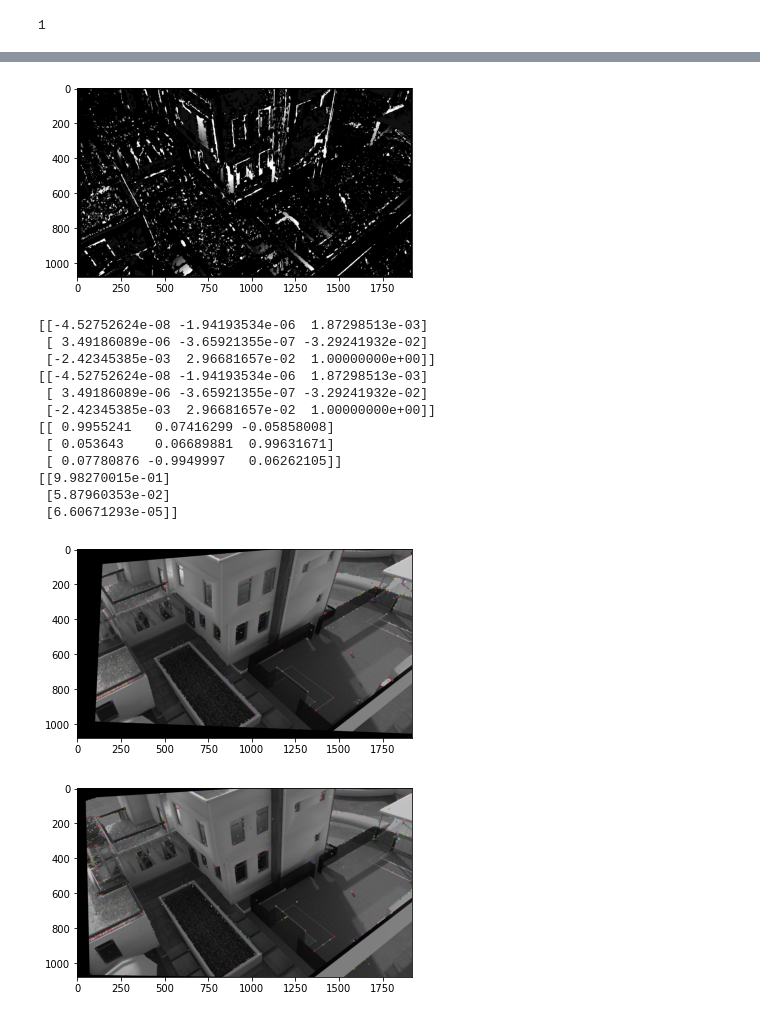
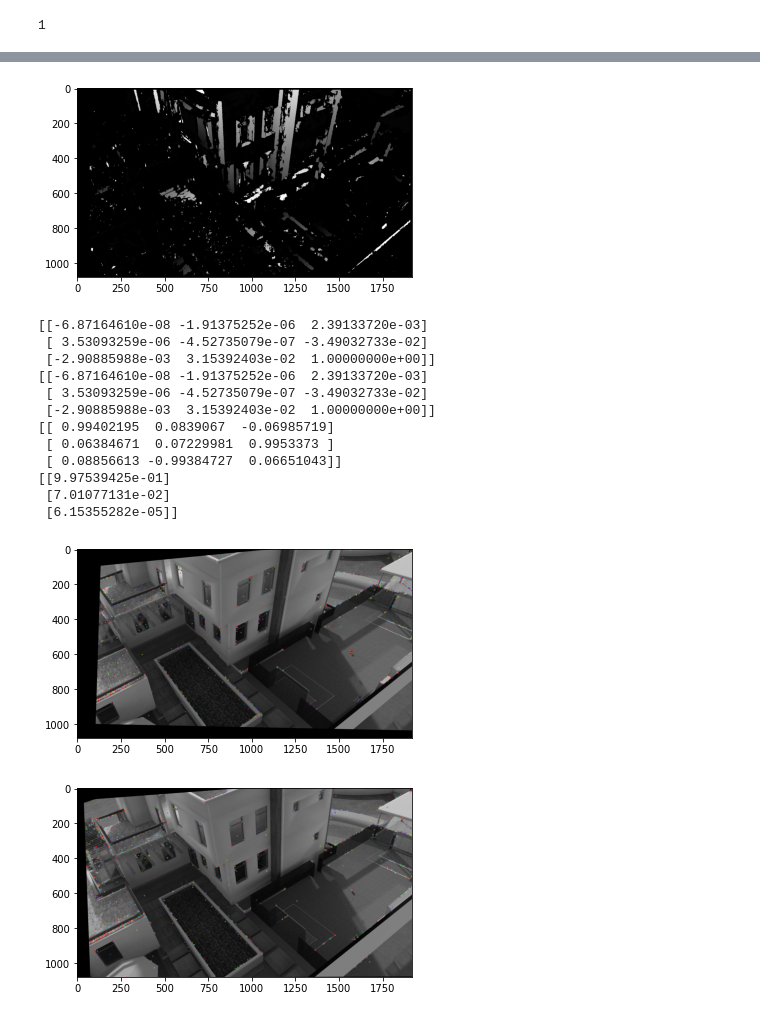
Before and after one commit to VV-A-VV/cw_1, a Jupyter notebook: cw_1.ipynb, the cells around one changed output, grey strips where cells are left out. Drawn from its saved outputs; the diff is of its cells as text; code cells hidden in the pictures.

```diff
--- a/cw_1.ipynb
+++ b/cw_1.ipynb
@@ -62,9 +66,10 @@ bf = cv2.BFMatcher()
 matches = bf.knnMatch(des, des2, k=2)
 good = []
 for m, n in matches:
-    if m.distance < 0.75 * n.distance:
+    if m.distance < 0.7 * n.distance:
         good.append([m])
 img3 = cv2.drawMatchesKnn(gray, kp, gray2, kp2, good, None, flags=2)
+plt.figure(figsize=(10, 10))
 plt.imshow(img3)
 plt.show()
 # %% [output]
@@ -75,10 +80,11 @@ bf = cv2.BFMatcher()
 matches = bf.knnMatch(des, des2, k=2)
 matchesMask = [[0, 0] for i in range(len(matches))]
 for i, (m, n) in enumerate(matches):
-    if m.distance < 0.35 * n.distance:
+    if m.distance < 0.55 * n.distance:
         matchesMask[i] = [1, 0]
 draw_params = dict(matchColor=(0, 255, 0), singlePointColor=(255, 0, 0), matchesMask=matchesMask, flags=0)
 img3 = cv2.drawMatchesKnn(gray, kp, gray2, kp2, matches, None, **draw_params)
+plt.figure(figsize=(10, 10))
 plt.imshow(img3)
 plt.show()
 
@@ -232,9 +194,12 @@ plt.show()
+# %%
+# estaplish the disparity map
+stereo = cv2.StereoBM_create()
+disparity = stereo.compute(gray, gray2)
+plt.imshow(disparity, 'gray')
+plt.show()
+# %% [output]
+[figure, added]
 # %%
-# estaplish the disparity map
-stereo = cv2.StereoBM_create(numDisparities=16, blockSize=15)
-disparity = stereo.compute(gray, gray2)
-plt.imshow(disparity, 'gray')
-plt.show()
 
 # rectification
 # find the fundamental matrix
@@ -246,45 +211,44 @@ for m in good:
 pts1 = np.int32(pts1)
 pts2 = np.int32(pts2)
 F, mask = cv2.findFundamentalMat(pts1, pts2, cv2.FM_LMEDS)
 print(F)
 # We select only inlier points
 pts1 = pts1[mask.ravel() == 1]
 pts2 = pts2[mask.ravel() == 1]
 # calculate the essential matrix
 K = np.array([[1.0, 0.0, 0.0], [0.0, 1.0, 0.0], [0.0, 0.0, 1.0]])
 E = K.T @ F @ K
 print(E)
 # calculate the rotation and translation matrix
 retval, R, t, mask = cv2.recoverPose(E, pts1, pts2, K)
 print(R)
 print(t)
 # calculate the projection matrix
 P1 = np.hstack((np.eye(3), np.zeros((3, 1))))
 P2 = np.hstack((R, t))
 # calculate the rectification matrix
 retval, H1, H2 = cv2.stereoRectifyUncalibrated(pts1, pts2, F, gray.shape[::-1])
 # print(H1)
 # print(H2)
 # rectify the images
 img1_rectified = cv2.warpPerspective(img, H1, gray.shape[::-1])
 img2_rectified = cv2.warpPerspective(img2, H2, gray.shape[::-1])
 plt.imshow(img1_rectified)
 plt.show()
 plt.imshow(img2_rectified)
 plt.show()
 # %% [output]
+[[-6.87164610e-08 -1.91375252e-06  2.39133720e-03]
+ [ 3.53093259e-06 -4.52735079e-07 -3.49032733e-02]
+ [-2.90885988e-03  3.15392403e-02  1.00000000e+00]]
+[[-6.87164610e-08 -1.91375252e-06  2.39133720e-03]
+ [ 3.53093259e-06 -4.52735079e-07 -3.49032733e-02]
+ [-2.90885988e-03  3.15392403e-02  1.00000000e+00]]
+[[ 0.99402195  0.0839067  -0.06985719]
+ [ 0.06384671  0.07229981  0.9953373 ]
+ [ 0.08856613 -0.99384727  0.06651043]]
+[[9.97539425e-01]
+ [7.01077131e-02]
+ [6.15355282e-05]]
-[figure, old version]
+[figure, new version]
-[[-4.52752624e-08 -1.94193534e-06  1.87298513e-03]
- [ 3.49186089e-06 -3.65921355e-07 -3.29241932e-02]
- [-2.42345385e-03  2.96681657e-02  1.00000000e+00]]
-[[-4.52752624e-08 -1.94193534e-06  1.87298513e-03]
- [ 3.49186089e-06 -3.65921355e-07 -3.29241932e-02]
- [-2.42345385e-03  2.96681657e-02  1.00000000e+00]]
-[[ 0.9955241   0.07416299 -0.05858008]
- [ 0.053643    0.06689881  0.99631671]
- [ 0.07780876 -0.9949997   0.06262105]]
-[[9.98270015e-01]
- [5.87960353e-02]
- [6.60671293e-05]]
-[figure, old version]
+[figure, new version]
-[figure, removed]
```
Also changed, not shown: parts of 13 cells of this notebook, 1 other file.
